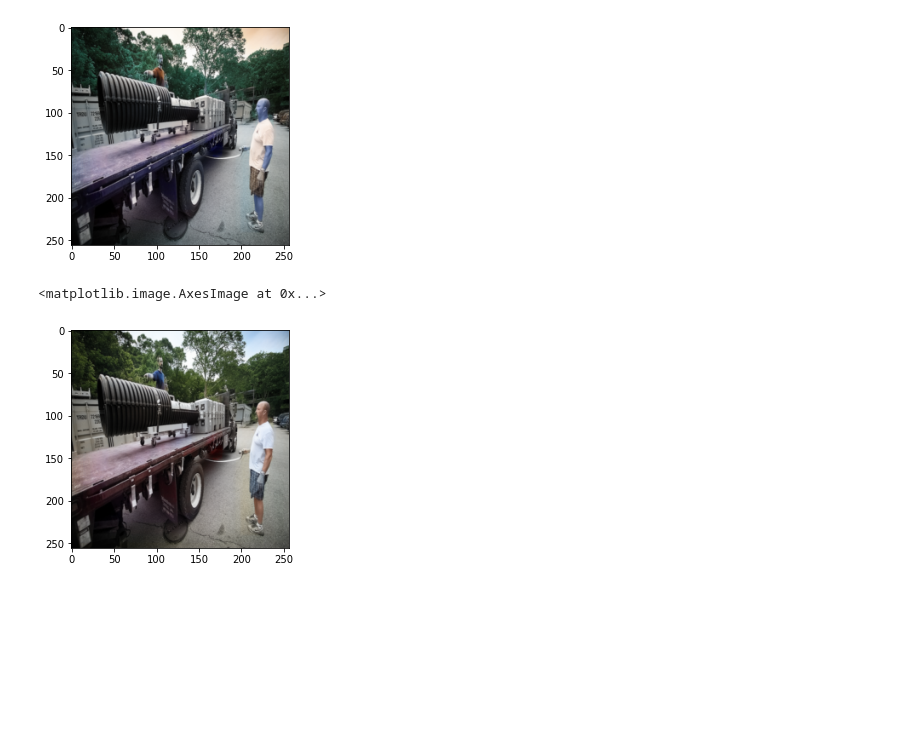
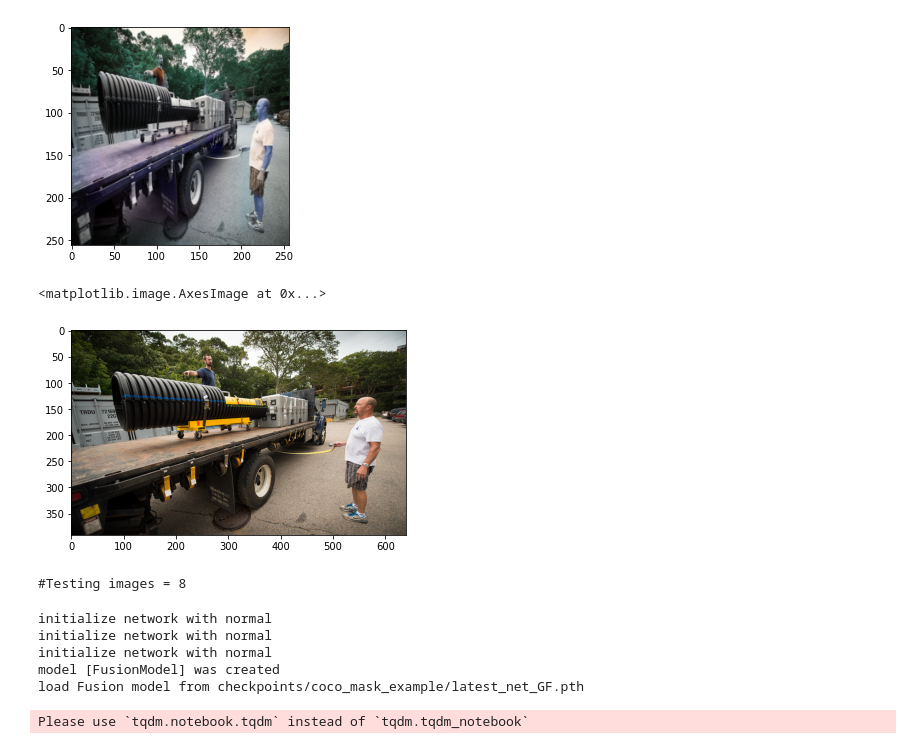
Before and after one commit to mkecera/InstColorization, a Jupyter notebook: Untitled1.ipynb, the cells around one changed output. Saved outputs shown, nothing was run; the diff lists cells and outputs as text; code cells hidden in the pictures; blank space fills up the shorter version.

```diff
--- a/Untitled1.ipynb
+++ b/Untitled1.ipynb
@@ -236,10 +242,10 @@ plt.imshow(image)
 <matplotlib.image.AxesImage at 0x...>
 [figure]
 # %%
-image = io.imread('results/000000046872.png')
+image = io.imread('example/000000046872.jpg')
 plt.imshow(image)
 # %% [output]
 <matplotlib.image.AxesImage at 0x...>
-[figure, old version]
+[figure, new version]
 # %%
 import matplotlib.pyplot as plt
@@ -245,0 +272,45 @@ import matplotlib.pyplot as plt
+# %%
+save_img_path = opt.results_img_dir
+if os.path.isdir(save_img_path) is False:
+    print('Create path: {0}'.format(save_img_path))
+    os.makedirs(save_img_path)
+opt.batch_size = 1
+dataset = Fusion_Testing_Dataset(opt, -1)
+dataset_loader = torch.utils.data.DataLoader(dataset, batch_size=opt.batch_size)
+
+dataset_size = len(dataset)
+print('#Testing images = %d' % dataset_size)
+# %% [output]
+#Testing images = 8
+# %%
+model = create_model(opt)
+model.setup_to_test('coco_mask_example')
+# %% [output]
+initialize network with normal
+initialize network with normal
+initialize network with normal
+model [FusionModel] was created
+load Fusion model from checkpoints/coco_mask_example/latest_net_GF.pth
+# %%
+count_empty = 0
+for data_raw in tqdm_notebook(dataset_loader):
+    data_raw['full_img'][0] = data_raw['full_img'][0].cuda()
+    if data_raw['empty_box'][0] == 0:
+        data_raw['cropped_img'][0] = data_raw['cropped_img'][0].cuda()
+        box_info = data_raw['box_info'][0]
+        box_info_2x = data_raw['box_info_2x'][0]
+        box_info_4x = data_raw['box_info_4x'][0]
+        box_info_8x = data_raw['box_info_8x'][0]
+        cropped_data = util.get_colorization_data(data_raw['cropped_img'], opt, ab_thresh=0, p=opt.sample_p)
+        full_img_data = util.get_colorization_data(data_raw['full_img'], opt, ab_thresh=0, p=opt.sample_p)
+        model.set_input(cropped_data)
+        model.set_fusion_input(full_img_data, [box_info, box_info_2x, box_info_4x, box_info_8x])
+        model.forward()
+    else:
+        count_empty += 1
+        full_img_data = util.get_colorization_data(data_raw['full_img'], opt, ab_thresh=0, p=opt.sample_p)
+        model.set_forward_without_box(full_img_data)
+    # model.save_current_imgs(join(save_img_path, data_raw['file_id'][0] + '.png'))
+# print('{0} images without bounding boxes'.format(count_empty))
+# %% [output]
+Please use `tqdm.notebook.tqdm` instead of `tqdm.tqdm_notebook`
```
Also changed, not shown: parts of 40 cells of this notebook, 37 other files.
